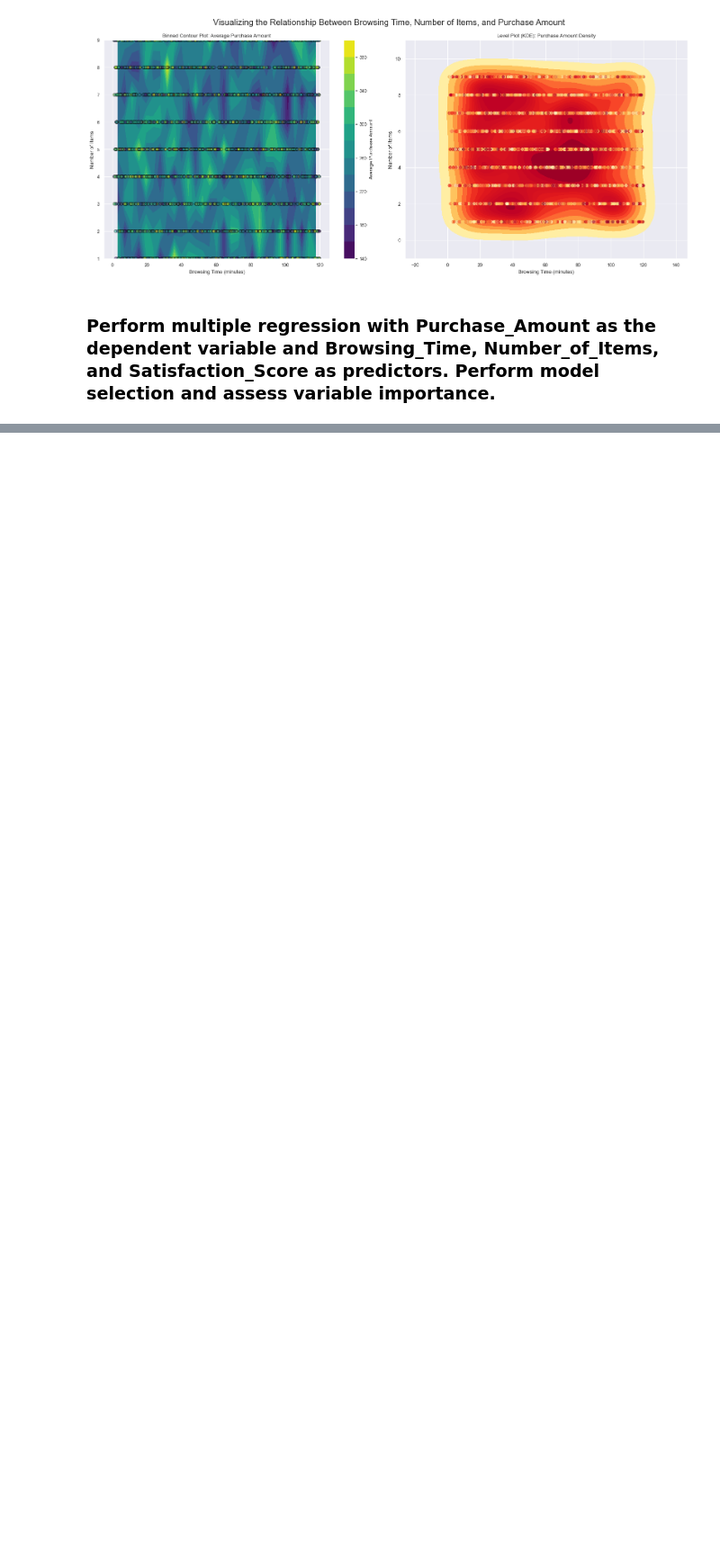
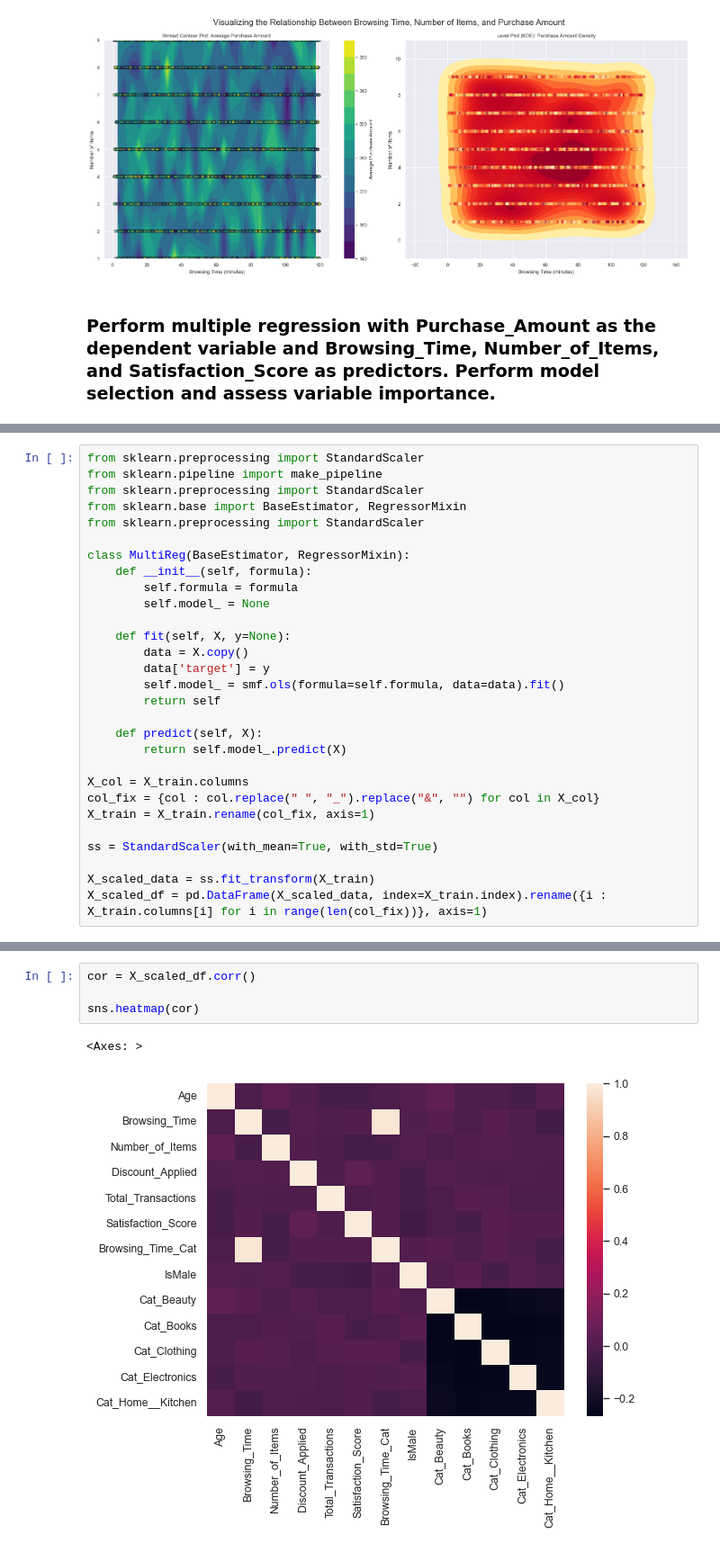
Before and after one commit to RomandRapido/DSC1105_EDA, a Jupyter notebook: SA1_Lansangan/SA1_Lansangan.ipynb, the cells around one changed output, grey strips where cells are left out. Shown at 90% size. Cells and saved outputs as stored; diff of their text form; blank space fills up the shorter version.

```diff
--- a/SA1_Lansangan/SA1_Lansangan.ipynb
+++ b/SA1_Lansangan/SA1_Lansangan.ipynb
@@ -622,0 +702,29 @@ Notes:
+# %%
+from sklearn.preprocessing import StandardScaler
+from sklearn.pipeline import make_pipeline
+from sklearn.preprocessing import StandardScaler
+from sklearn.base import BaseEstimator, RegressorMixin
+from sklearn.preprocessing import StandardScaler
+
+class MultiReg(BaseEstimator, RegressorMixin):
+    def __init__(self, formula):
+        self.formula = formula
+        self.model_ = None
+
+    def fit(self, X, y=None):
+        data = X.copy()
+        data['target'] = y
+        self.model_ = smf.ols(formula=self.formula, data=data).fit()
+        return self
+
+    def predict(self, X):
+        return self.model_.predict(X)
+
+X_col = X_train.columns
+col_fix = {col : col.replace(" ", "_").replace("&", "") for col in X_col}
+X_train = X_train.rename(col_fix, axis=1)
+
+ss = StandardScaler(with_mean=True, with_std=True)
+
+X_scaled_data = ss.fit_transform(X_train)
+X_scaled_df = pd.DataFrame(X_scaled_data, index=X_train.index).rename({i : X_train.columns[i] for i in range(len(col_fix))}, axis=1)
@@ -622,0 +736,7 @@ Notes:
+# %%
+cor = X_scaled_df.corr()
+
+sns.heatmap(cor)
+# %% [output]
+<Axes: >
+[figure, added]
```
Also changed, not shown: parts of 14 cells of this notebook, 1 other file.
